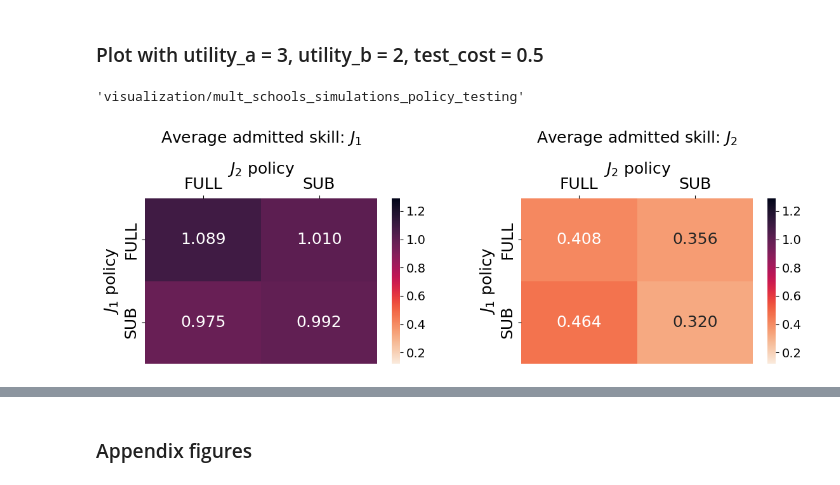
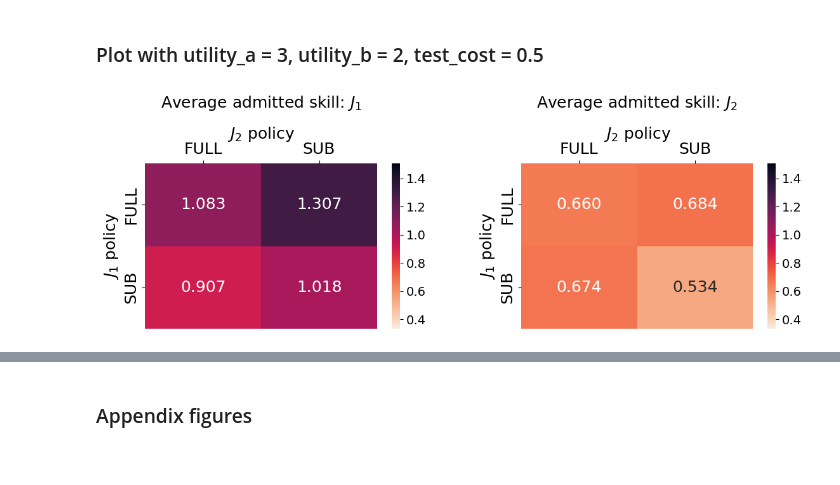
Before and after one commit to hannahql/school_admission_policies, a Jupyter notebook: pipeline_use_paperfigures_two_school_strategic.ipynb, the cells around one changed output, grey strips where cells are left out. Cells and saved outputs as stored; diff of their text form; code cells hidden in the pictures.

```diff
--- a/pipeline_use_paperfigures_two_school_strategic.ipynb
+++ b/pipeline_use_paperfigures_two_school_strategic.ipynb
@@ -36,5 +37,5 @@ from visualization.two_school_strategic_plots import (filter_results_by_target_v
 # %%
-simulation_name = "mult_schools_simulations_policy_testing"
+simulation_name = "NEW_mult_schools_simulations_policy_testing"
 fig_directory = os.path.join("visualization/", simulation_name)
 output_root = os.path.join("simulation_data/", simulation_name)
 
@@ -680,25 +404,29 @@ plot_avg_admitted_skill_by_policy_heatmap(results_df=results_df,
 # %% [markdown]
 ### Plot with utility_a = 3, utility_b = 2, test_cost = 0.5
-# %%
-fig_directory
-# %% [output]
-'visualization/mult_schools_simulations_policy_testing'
 # %%
 
 target_utility_a = 3
 target_utility_b = 2
 target_test_cost = 0.5
 
 target_values = {'UTILITY_b': target_utility_b,
                 'STUDENT_TEST_COST': target_test_cost,
                 'UTILITY_a': target_utility_a,
                 }
 
+filtered_results_a, filtered_results_b = filter_results_by_target_values(
+                                            results_df=results_df,
+                                            sub_sub_results=sub_sub_results,
+                                            feature_to_vary=None,
+                                            target_values=target_values,
+                                            return_mean_results=False,
+                                            )
+
 plot_avg_admitted_skill_by_policy_heatmap(results_df=results_df,
                                             sub_sub_results=sub_sub_results,
                                             feature_to_vary=None,
                                             target_values=target_values,
                                             fig_directory=fig_directory,
                                             )
 # %% [output]
-[figure, old version]
+[figure, new version]
```
Also changed, not shown: parts of 39 cells of this notebook, 45 other files.
